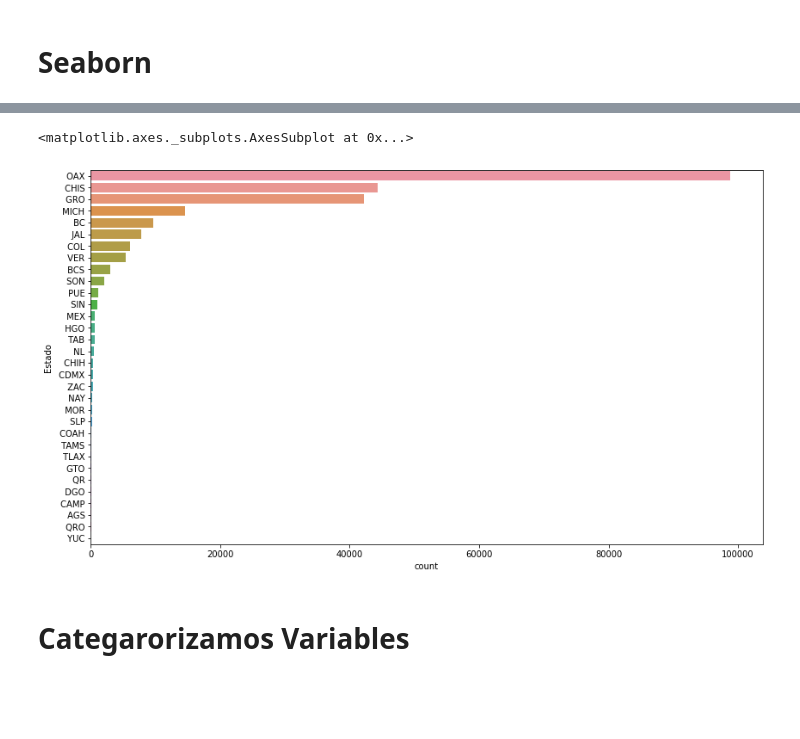
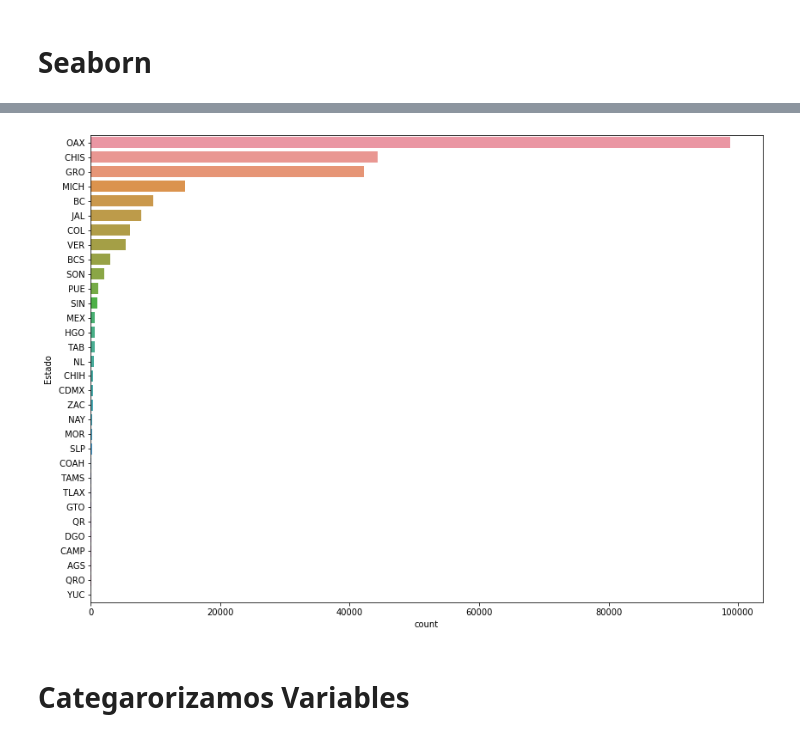
Before and after one commit to Chek0rrdn/Notebooks-Pandas-NP, a Jupyter notebook: Terremotos/Terremotos.ipynb, the cells around one changed output, grey strips where cells are left out. Cells and saved outputs as stored; diff of their text form; code cells hidden in the pictures; blank space fills up the shorter version.

```diff
--- a/Terremotos/Terremotos.ipynb
+++ b/Terremotos/Terremotos.ipynb
@@ -146,11 +203,0 @@ sns.displot(
-# %%
-plt.figure(figsize=(14,8))
-
-sns.countplot(
-    data= df_terre,
-    y= 'Estado',
-    order= df_terre['Estado'].value_counts().index
-)
-# %% [output]
-<matplotlib.axes._subplots.AxesSubplot at 0x...>
-[figure, removed]
@@ -160,3 +204,7 @@ df_NL = df_terre[idx_est]
+# %%
+countplot_sbn_df(df_terre, y= 'Estado')
+# %% [output]
+[figure, added]
 # %% [markdown]
 # Categarorizamos Variables
 # %%
```
Also changed, not shown: parts of 62 cells of this notebook.
